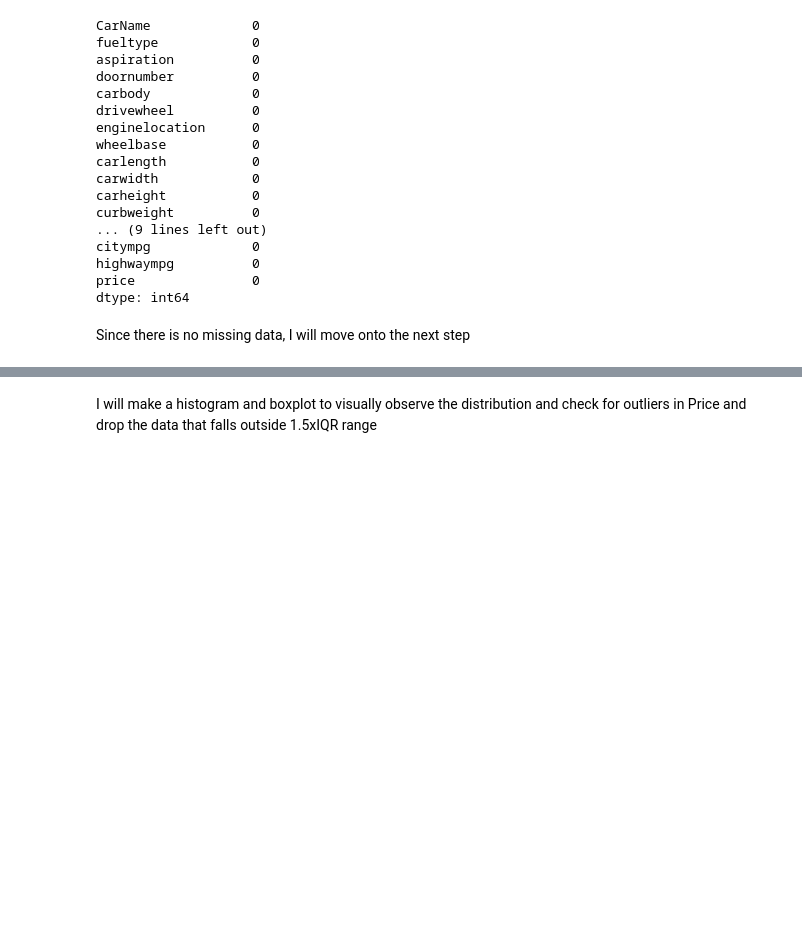
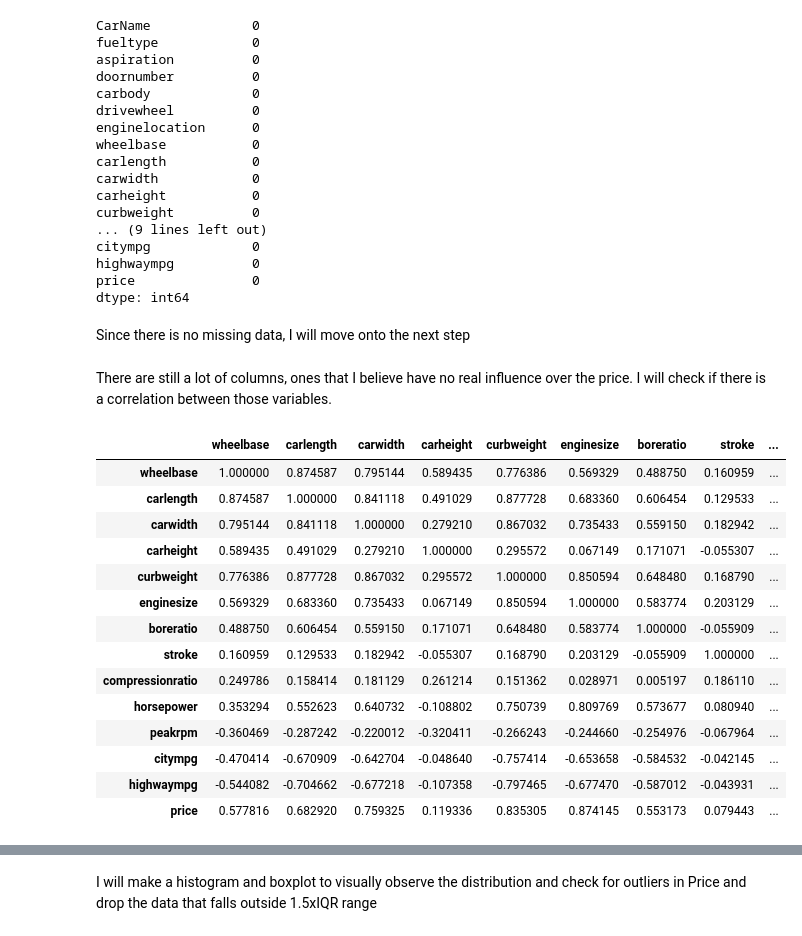
Before and after one commit to Tee-DataA/Hackathon1, a Jupyter notebook: jupyter_notebooks/Notebook_Template.ipynb, the cells around one changed output, grey strips where cells are left out. Drawn from its saved outputs; the diff is of its cells as text; code cells hidden in the pictures; blank space fills up the shorter version.

Commit message:
correlation

```diff
--- a/jupyter_notebooks/Notebook_Template.ipynb
+++ b/jupyter_notebooks/Notebook_Template.ipynb
@@ -121,3 +123,24 @@ price               0
 dtype: int64
 # %% [markdown]
 Since there is no missing data, I will move onto the next step
+# %% [markdown]
+There are still a lot of columns, ones that I believe have no real influence over the price. I will check if there is a correlation between those variables.
+# %%
+df_corr = df.corr(method='pearson')
+df_corr
+# %% [output]
+|  | wheelbase | carlength | carwidth | carheight | curbweight | enginesize | boreratio | stroke | ... |
+| wheelbase | 1.000000 | 0.874587 | 0.795144 | 0.589435 | 0.776386 | 0.569329 | 0.488750 | 0.160959 | ... |
+| carlength | 0.874587 | 1.000000 | 0.841118 | 0.491029 | 0.877728 | 0.683360 | 0.606454 | 0.129533 | ... |
+| carwidth | 0.795144 | 0.841118 | 1.000000 | 0.279210 | 0.867032 | 0.735433 | 0.559150 | 0.182942 | ... |
+| carheight | 0.589435 | 0.491029 | 0.279210 | 1.000000 | 0.295572 | 0.067149 | 0.171071 | -0.055307 | ... |
+| curbweight | 0.776386 | 0.877728 | 0.867032 | 0.295572 | 1.000000 | 0.850594 | 0.648480 | 0.168790 | ... |
+| enginesize | 0.569329 | 0.683360 | 0.735433 | 0.067149 | 0.850594 | 1.000000 | 0.583774 | 0.203129 | ... |
+| boreratio | 0.488750 | 0.606454 | 0.559150 | 0.171071 | 0.648480 | 0.583774 | 1.000000 | -0.055909 | ... |
+| stroke | 0.160959 | 0.129533 | 0.182942 | -0.055307 | 0.168790 | 0.203129 | -0.055909 | 1.000000 | ... |
+| compressionratio | 0.249786 | 0.158414 | 0.181129 | 0.261214 | 0.151362 | 0.028971 | 0.005197 | 0.186110 | ... |
+| horsepower | 0.353294 | 0.552623 | 0.640732 | -0.108802 | 0.750739 | 0.809769 | 0.573677 | 0.080940 | ... |
+| peakrpm | -0.360469 | -0.287242 | -0.220012 | -0.320411 | -0.266243 | -0.244660 | -0.254976 | -0.067964 | ... |
+| citympg | -0.470414 | -0.670909 | -0.642704 | -0.048640 | -0.757414 | -0.653658 | -0.584532 | -0.042145 | ... |
+| highwaympg | -0.544082 | -0.704662 | -0.677218 | -0.107358 | -0.797465 | -0.677470 | -0.587012 | -0.043931 | ... |
+| price | 0.577816 | 0.682920 | 0.759325 | 0.119336 | 0.835305 | 0.874145 | 0.553173 | 0.079443 | ... |
```
Also changed, not shown: parts of 12 cells of this notebook.
